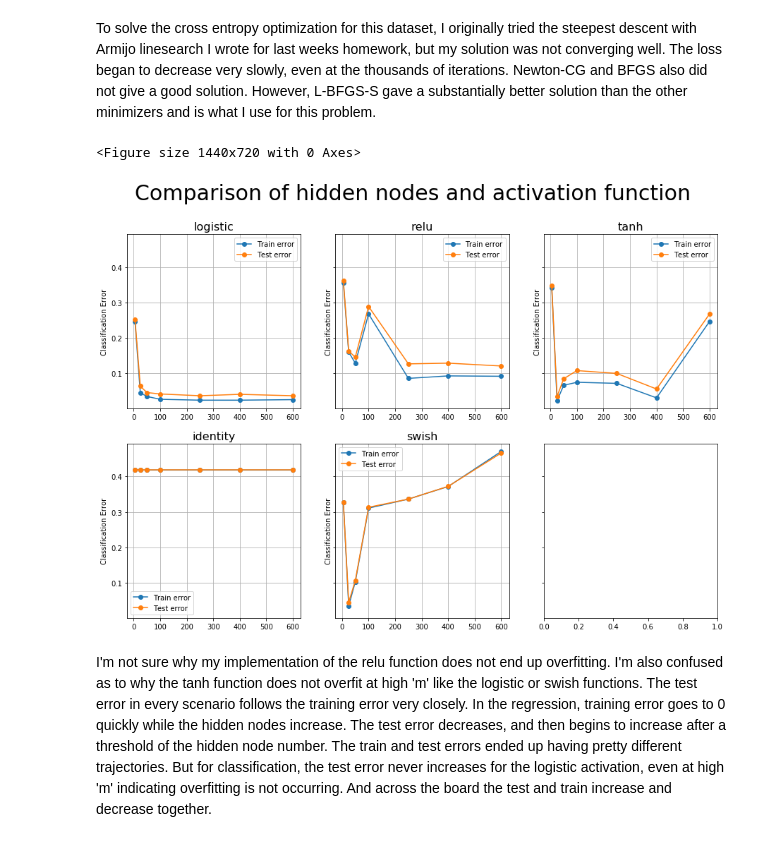
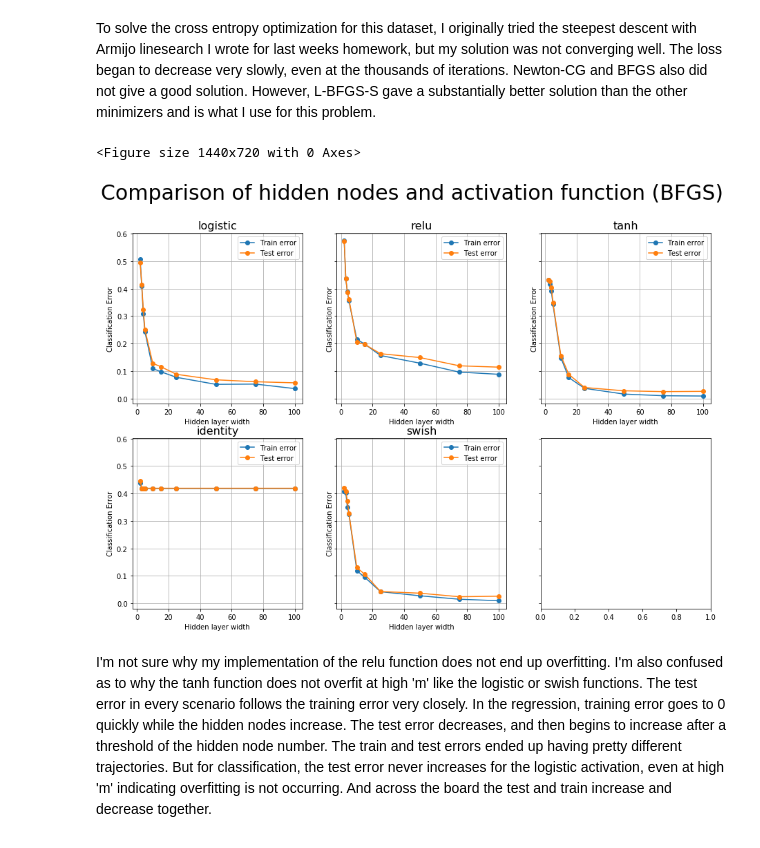
Before and after one commit to tXiao95/py_experiments, a Jupyter notebook: ELMPeaksClassification.ipynb, the cells around one changed output. Saved outputs shown, nothing was run; the diff lists cells and outputs as text; code cells hidden in the pictures.

```diff
--- a/ELMPeaksClassification.ipynb
+++ b/ELMPeaksClassification.ipynb
@@ -16,7 +16,7 @@ os.chdir(home_dir)
 import ELM
 # %%
 data_dir = home_dir / "PeaksClassification.mat"
-results_class = pd.read_csv(home_dir / "ELMClass_results_new_relu.csv")
+results_class = pd.read_csv(home_dir / "results/ELMClass_results_BFGS.csv")
 
 Y = scipy.io.loadmat(data_dir)
 Ytrain = Y['Ytrain']
@@ -40,21 +40,22 @@ To solve the cross entropy optimization for this dataset, I originally tried the
 # %%
 n = len(results_class.activation.unique())
 f = plt.figure(figsize=(20, 10))
 f, axs = plt.subplots(2, round(n/2)+1, figsize=(15,10), sharey=True)
-f.suptitle('Comparison of hidden nodes and activation function', fontsize=30)
+f.suptitle('Comparison of hidden nodes and activation function (BFGS)', fontsize=30)
 for k in range(n):
     fun = results_class.activation.unique()[k]
     temp = results_class[results_class.activation == fun]
     ax = axs.ravel()[k]
     ax.set_title("{}".format(fun), fontsize=16)
     ax.plot(temp['m'], temp['train_error'], marker='o', label='Train error')
     ax.plot(temp['m'], temp['test_error'], marker='o', label='Test error')
     ax.legend()
     ax.grid()
     ax.set_ylabel('Classification Error')
+    ax.set_xlabel('Hidden layer width')
 # %% [output]
 <Figure size 1440x720 with 0 Axes>
-[figure, old version]
+[figure, new version]
 # %% [markdown]
 I'm not sure why my implementation of the relu function does not end up overfitting. I'm also confused as to why the tanh
 function does not overfit at high 'm' like the logistic or swish functions. The test error in every scenario follows the training error very closely. In the regression, training error goes to 0 quickly while the hidden nodes increase. The test error decreases, and then begins to increase after a threshold of the hidden node number. The train and test errors ended up having pretty different trajectories. But for classification, the test error never increases for the logistic activation, even at high 'm' indicating overfitting is not occurring. And across the board the test and train increase and decrease together.
```
Also changed, not shown: parts of 6 cells of this notebook, 1 other file.
